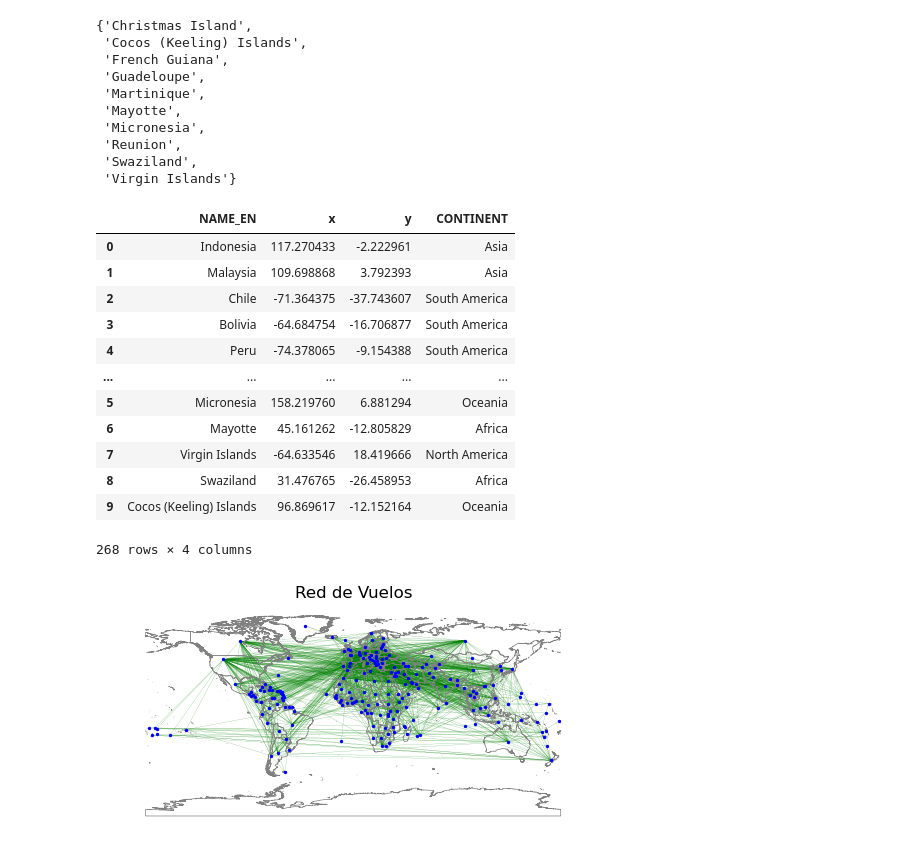
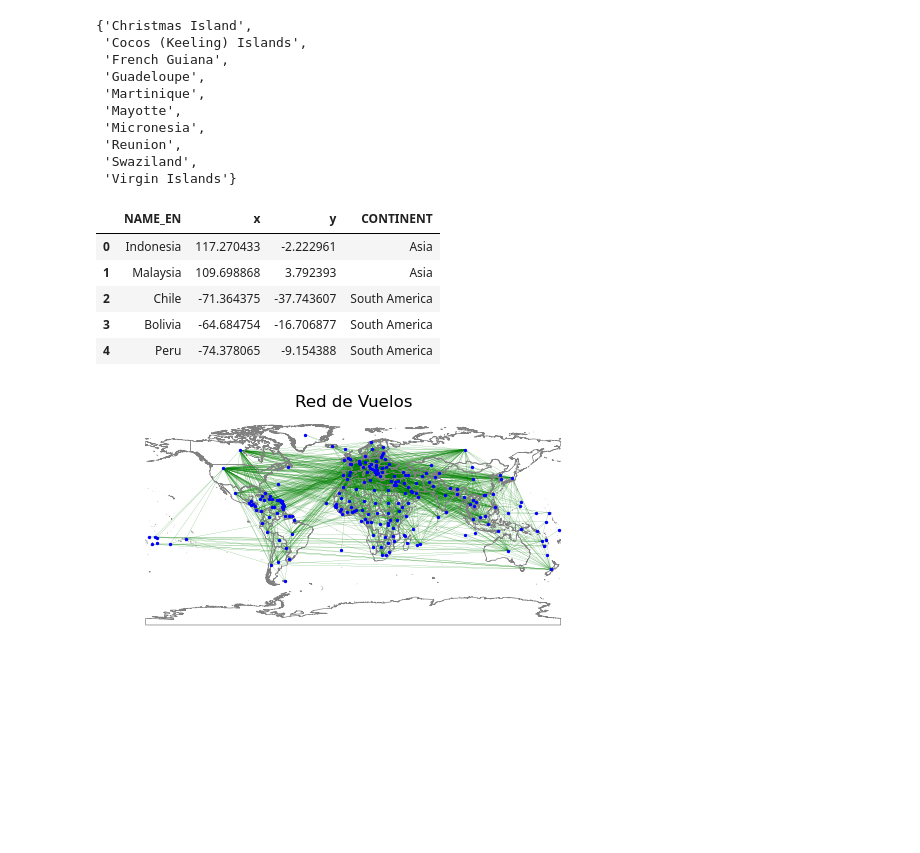
Before and after one commit to mateocapon/teoria-de-algoritmos2-tp1, a Jupyter notebook: TP1-104258.ipynb, the cells around one changed output. Cells and saved outputs as stored; diff of their text form; code cells hidden in the pictures; blank space fills up the shorter version.

```diff
--- a/TP1-104258.ipynb
+++ b/TP1-104258.ipynb
@@ -69,37 +69,30 @@ Los nodos que no se encuentran en el dataframe con mas info son:
 # %%
 # Agrego información para esos nodos, haciendo busquedas en google maps.
 # Las coordenadas que agrego son de puntos al azar dentro del pais / isla.
 
 rows_to_add = [
     {"NAME_EN": "Martinique", "y": 14.636383, "x":-60.985519, "CONTINENT": "North America"},
     {"NAME_EN": "Reunion", "y": -21.133153, "x": 55.525737, "CONTINENT": "Africa"},
     {"NAME_EN": "French Guiana", "y":4.299076, "x":-52.972789, "CONTINENT": "South America"},
     {"NAME_EN": "Guadeloupe", "y":16.233781, "x": -61.633313, "CONTINENT": "North America"},
     {"NAME_EN": "Christmas Island", "y":-10.481556, "x": 105.652649, "CONTINENT": "Oceania"},
     {"NAME_EN": "Micronesia", "y":6.881294, "x": 158.219760, "CONTINENT": "Oceania"},
     {"NAME_EN": "Mayotte", "y":-12.805829, "x": 45.161262, "CONTINENT": "Africa"},
     {"NAME_EN": "Virgin Islands", "y":18.419666, "x":-64.633546, "CONTINENT": "North America"},
     {"NAME_EN": "Swaziland", "y":-26.458953, "x": 31.476765, "CONTINENT": "Africa"},
     {"NAME_EN": "Cocos (Keeling) Islands", "y":-12.152164, "x":96.869617, "CONTINENT": "Oceania"}
 ]
 
 df_more_data = gdf[["NAME_EN", "x", "y", "CONTINENT"]]
 df_more_data = pd.concat([df_more_data, pd.DataFrame(rows_to_add)])
-df_more_data
+df_more_data.head(5)
 # %% [output]
 |  | NAME_EN | x | y | CONTINENT |
 | 0 | Indonesia | 117.270433 | -2.222961 | Asia |
 | 1 | Malaysia | 109.698868 | 3.792393 | Asia |
 | 2 | Chile | -71.364375 | -37.743607 | South America |
 | 3 | Bolivia | -64.684754 | -16.706877 | South America |
 | 4 | Peru | -74.378065 | -9.154388 | South America |
-| ... | ... | ... | ... | ... |
-| 5 | Micronesia | 158.219760 | 6.881294 | Oceania |
-| 6 | Mayotte | 45.161262 | -12.805829 | Africa |
-| 7 | Virgin Islands | -64.633546 | 18.419666 | North America |
-| 8 | Swaziland | 31.476765 | -26.458953 | Africa |
-| 9 | Cocos (Keeling) Islands | 96.869617 | -12.152164 | Oceania |
-268 rows × 4 columns
 # %%
 world = gdf.boundary.plot(color='gray', linewidth=0.5)
 pos = {row["NAME_EN"]: (row["x"], row["y"]) for _,row in df_more_data.iterrows()}
```
Also changed, not shown: parts of 18 cells of this notebook.
